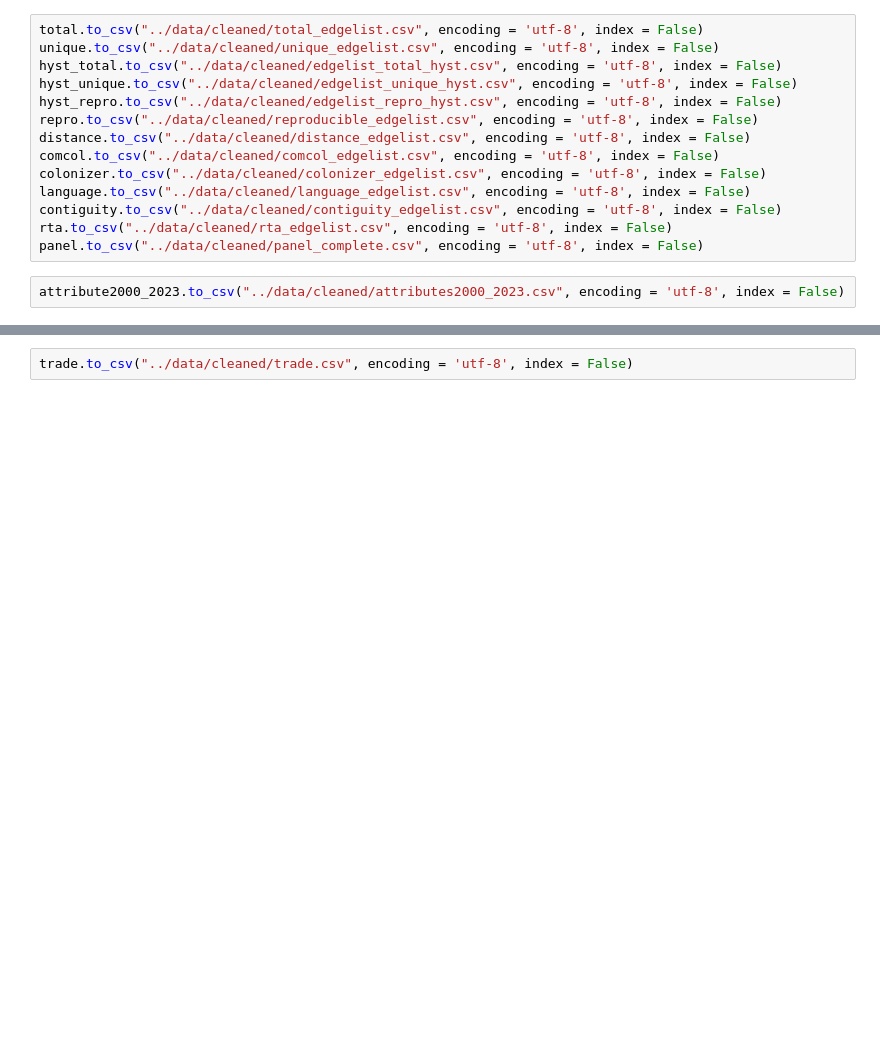
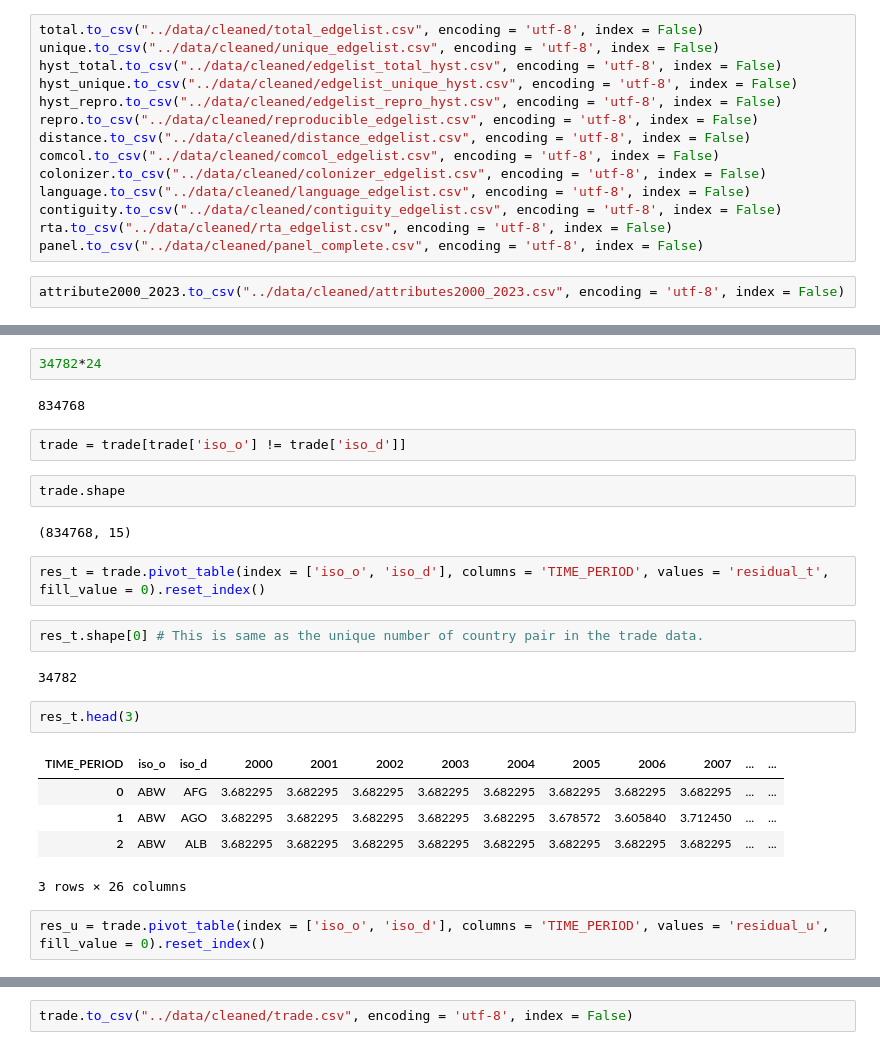
Before and after one commit to TAD600/Global_Cultural_Trade_Network, a Jupyter notebook: 02_eda/05_data_pruning_&_summary_statistics.ipynb, the cells around one changed output, grey strips where cells are left out. Cells and saved outputs as stored; diff of their text form; blank space fills up the shorter version.

```diff
--- a/02_eda/05_data_pruning_&_summary_statistics.ipynb
+++ b/02_eda/05_data_pruning_&_summary_statistics.ipynb
@@ -802,0 +808,26 @@ attribute2000_2023.to_csv("../data/cleaned/attributes2000_2023.csv", encoding =
+# %%
+34782*24
+# %% [output]
+834768
+# %%
+trade = trade[trade['iso_o'] != trade['iso_d']]
+# %%
+trade.shape
+# %% [output]
+(834768, 15)
+# %%
+res_t = trade.pivot_table(index = ['iso_o', 'iso_d'], columns = 'TIME_PERIOD', values = 'residual_t', fill_value = 0).reset_index()
+# %%
+res_t.shape[0] # This is same as the unique number of country pair in the trade data.
+# %% [output]
+34782
+# %%
+res_t.head(3)
+# %% [output]
+| TIME_PERIOD | iso_o | iso_d | 2000 | 2001 | 2002 | 2003 | 2004 | 2005 | 2006 | 2007 | ... | ... |
+| 0 | ABW | AFG | 3.682295 | 3.682295 | 3.682295 | 3.682295 | 3.682295 | 3.682295 | 3.682295 | 3.682295 | ... | ... |
+| 1 | ABW | AGO | 3.682295 | 3.682295 | 3.682295 | 3.682295 | 3.682295 | 3.678572 | 3.605840 | 3.712450 | ... | ... |
+| 2 | ABW | ALB | 3.682295 | 3.682295 | 3.682295 | 3.682295 | 3.682295 | 3.682295 | 3.682295 | 3.682295 | ... | ... |
+3 rows × 26 columns
+# %%
+res_u = trade.pivot_table(index = ['iso_o', 'iso_d'], columns = 'TIME_PERIOD', values = 'residual_u', fill_value = 0).reset_index()
```
Also changed, not shown: parts of 10 cells of this notebook, 26 other files.
